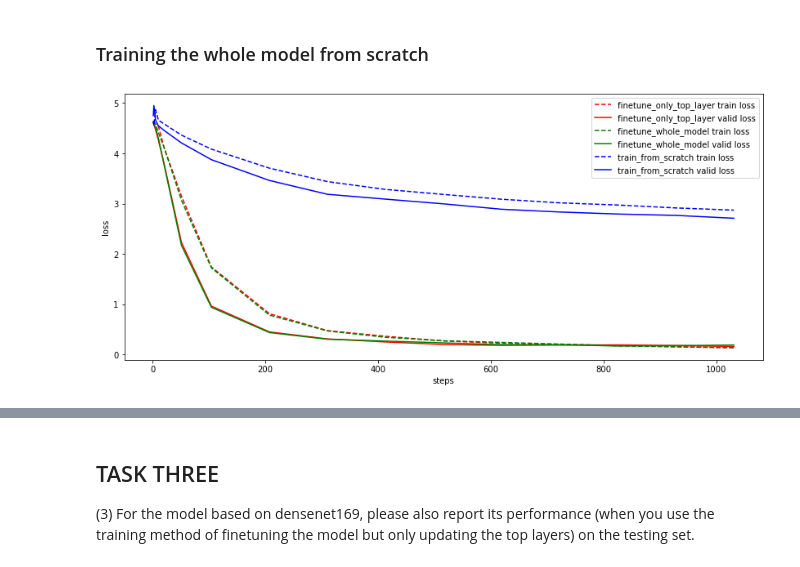
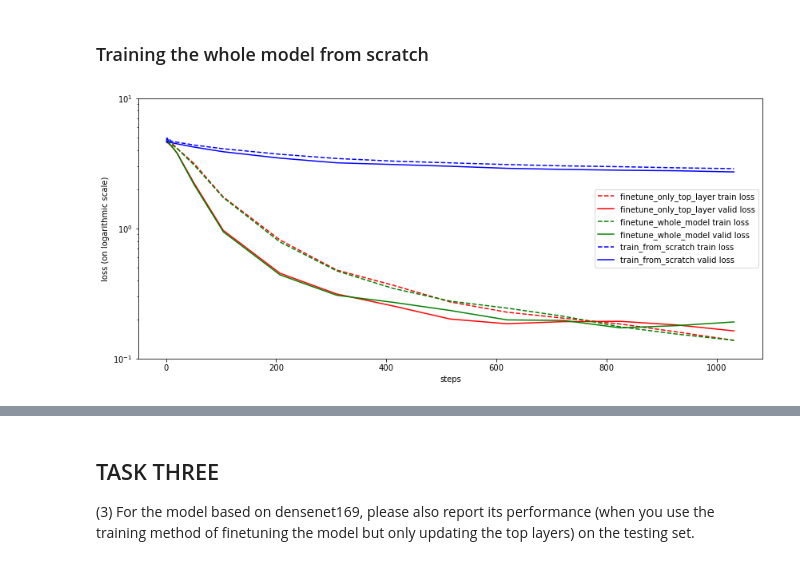
Before and after one commit to tonghuikang/flowers-image-classifier, a Jupyter notebook: homework.ipynb, the cells around one changed output, grey strips where cells are left out. Drawn from its saved outputs; the diff is of its cells as text; code cells hidden in the pictures.

```diff
--- a/homework.ipynb
+++ b/homework.ipynb
@@ -208,29 +208,31 @@ Please also draw the curves of training/validation losses over training steps fo
 # %%
 import matplotlib.pyplot as plt
 
-files = ["finetune_only_top_layer", "finetune_whole_model", "train_from_scratch"]
-colors = ["r", "g", "b"]
-plt.figure(figsize=(14,6))
+def compare_loss(files, colors):
+    plt.figure(figsize=(14,6))
 
-for file, color in zip(files, colors):
-    with open("./logs/{}.txt".format(file), "r") as f:
-        text = f.readlines()
-        steps = []
-        loss_train = []
-        loss_valid = []
-        for line in text:
-            words = line.split()
-            if words[0] != "Epoch:": continue
-            steps.append(int(words[3]))
-            loss_train.append(float(words[7]))
-            loss_valid.append(float(words[11]))
-        plt.plot(steps, loss_train, label="{} train loss".format(file), ls="--", color=color)
-        plt.plot(steps, loss_valid, label="{} valid loss".format(file), ls="-", color=color)
+    for file, color in zip(files, colors):
+        with open("./logs/{}.txt".format(file), "r") as f:
+            text = f.readlines()
+            steps = []
+            loss_train = []
+            loss_valid = []
+            for line in text:
+                words = line.split()
+                if words[0] != "Epoch:": continue
+                steps.append(int(words[3]))
+                loss_train.append(float(words[7]))
+                loss_valid.append(float(words[11]))
+            plt.plot(steps, loss_train, label="{} train loss".format(file), ls="--", color=color)
+            plt.plot(steps, loss_valid, label="{} valid loss".format(file), ls="-", color=color)
 
-plt.ylabel("loss")
-plt.xlabel("steps")
-plt.yscale("log")
-plt.legend()
-plt.show()
+    plt.ylabel("loss (on logarithmic scale)")
+    plt.xlabel("steps")
+    plt.yscale("log")
+    plt.ylim(0.1,10)
+    plt.legend()
+    plt.show()
+
+compare_loss(["finetune_only_top_layer", "finetune_whole_model", "train_from_scratch"], ["r", "g", "b"])
 # %% [output]
-[figure, old version]
+[figure, new version]
```
Also changed, not shown: parts of 8 cells of this notebook, 6 other files.
